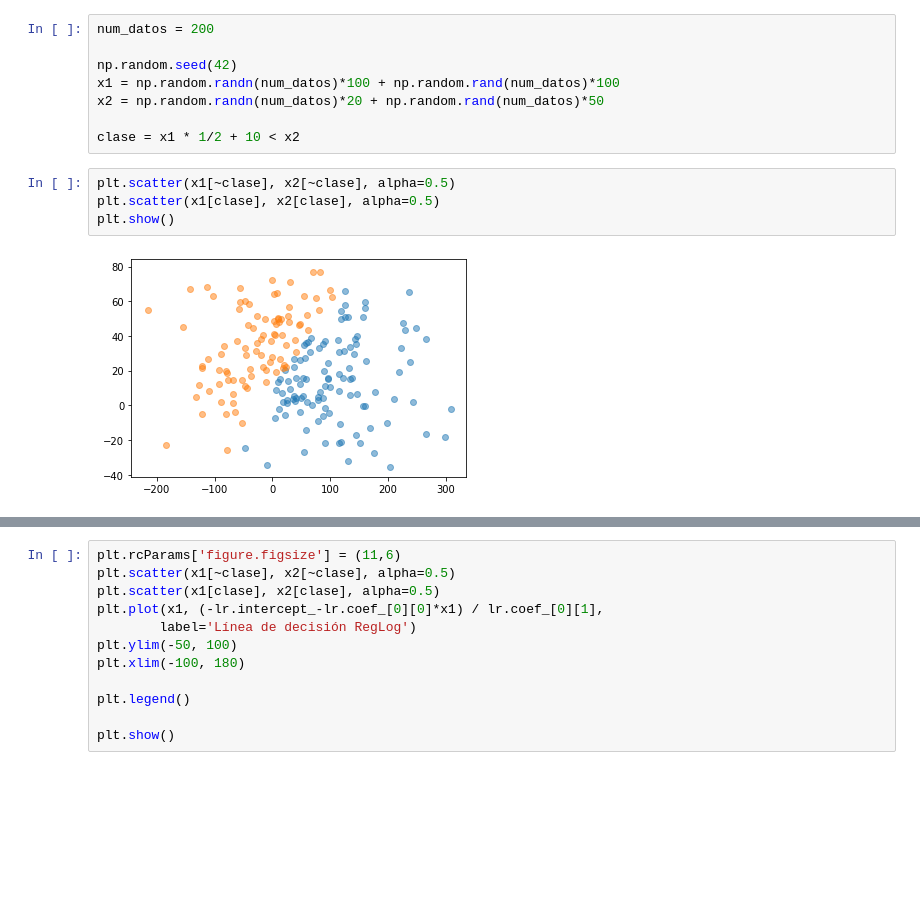
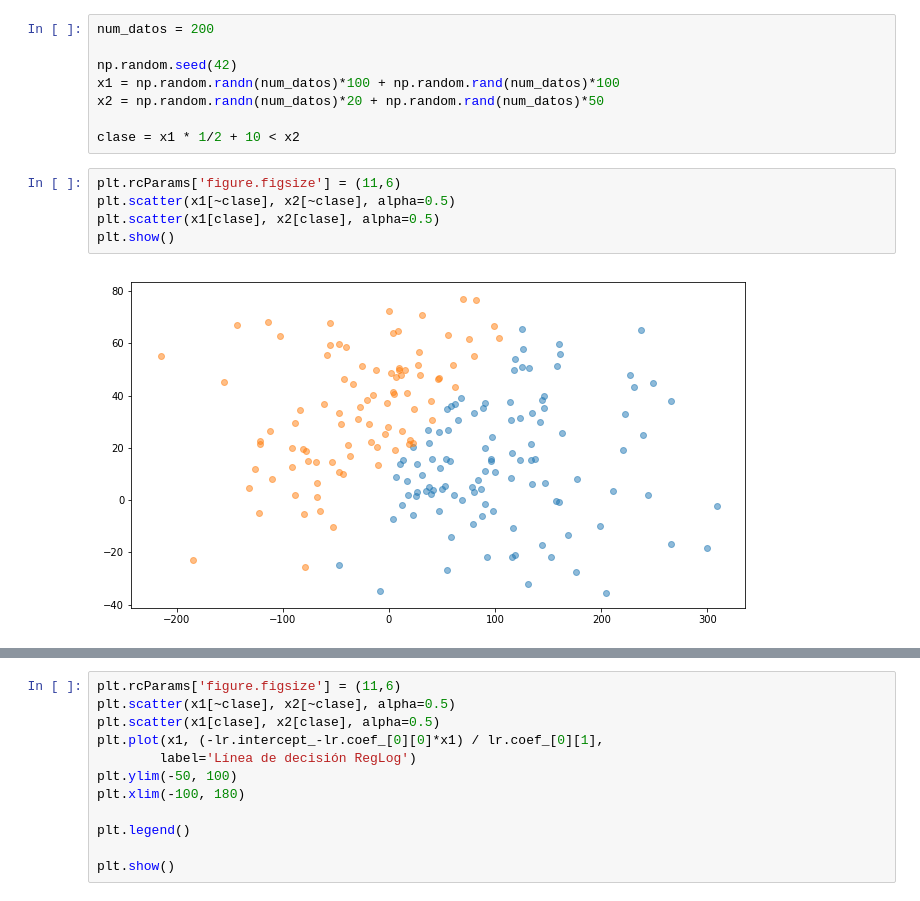
Before and after one commit to eardil/lime-tutorial, a Jupyter notebook: LIME_Intro.ipynb, the cells around one changed output, grey strips where cells are left out. Cells and saved outputs as stored; diff of their text form; blank space fills up the shorter version.

```diff
--- a/LIME_Intro.ipynb
+++ b/LIME_Intro.ipynb
@@ -16,11 +16,12 @@ x2 = np.random.randn(num_datos)*20 + np.random.rand(num_datos)*50
 
 clase = x1 * 1/2 + 10 < x2
 # %%
+plt.rcParams['figure.figsize'] = (11,6)
 plt.scatter(x1[~clase], x2[~clase], alpha=0.5)
 plt.scatter(x1[clase], x2[clase], alpha=0.5)
 plt.show()
 # %% [output]
-[figure, old version]
+[figure, new version]
 # %%
 lr = LogisticRegression(solver='liblinear')
 
```
Also changed, not shown: parts of 10 cells of this notebook.
